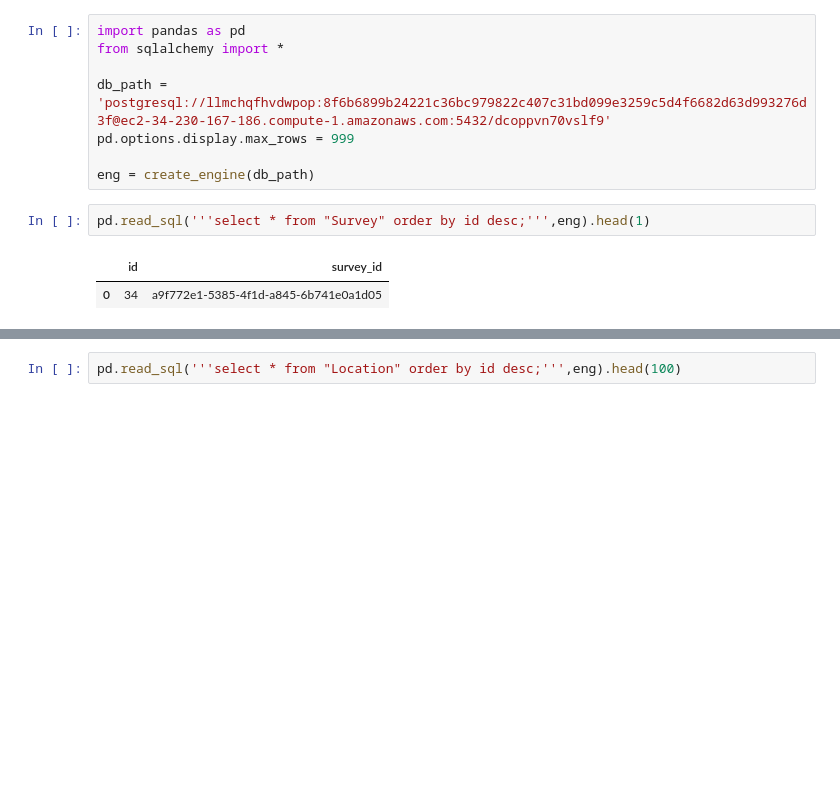
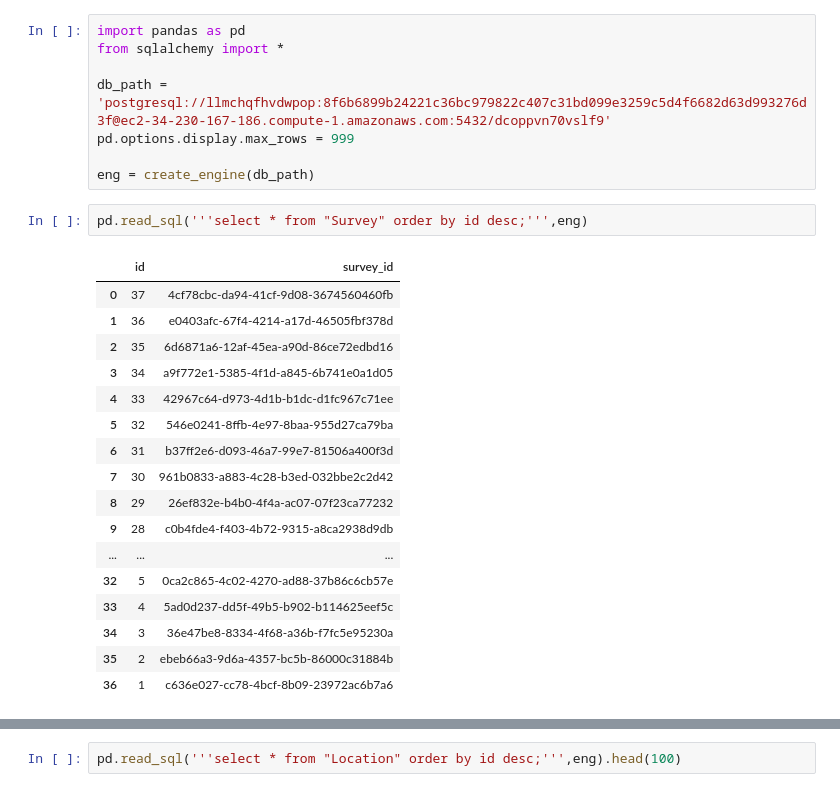
Before and after one commit to ANNIZHENG/Annotation-Interface-Noise-Burst, a Jupyter notebook: database/db.ipynb, the cells around one changed output, grey strips where cells are left out. Cells and saved outputs as stored; diff of their text form; blank space fills up the shorter version.

```diff
--- a/database/db.ipynb
+++ b/database/db.ipynb
@@ -7,8 +7,23 @@ pd.options.display.max_rows = 999
 
 eng = create_engine(db_path)
 # %%
-pd.read_sql('''select * from "Survey" order by id desc;''',eng).head(1)
+pd.read_sql('''select * from "Survey" order by id desc;''',eng)
 # %% [output]
 |  | id | survey_id |
-| 0 | 34 | a9f772e1-5385-4f1d-a845-6b741e0a1d05 |
+| 0 | 37 | 4cf78cbc-da94-41cf-9d08-3674560460fb |
+| 1 | 36 | e0403afc-67f4-4214-a17d-46505fbf378d |
+| 2 | 35 | 6d6871a6-12af-45ea-a90d-86ce72edbd16 |
+| 3 | 34 | a9f772e1-5385-4f1d-a845-6b741e0a1d05 |
+| 4 | 33 | 42967c64-d973-4d1b-b1dc-d1fc967c71ee |
+| 5 | 32 | 546e0241-8ffb-4e97-8baa-955d27ca79ba |
+| 6 | 31 | b37ff2e6-d093-46a7-99e7-81506a400f3d |
+| 7 | 30 | 961b0833-a883-4c28-b3ed-032bbe2c2d42 |
+| 8 | 29 | 26ef832e-b4b0-4f4a-ac07-07f23ca77232 |
+| 9 | 28 | c0b4fde4-f403-4b72-9315-a8ca2938d9db |
+| ... | ... | ... |
+| 32 | 5 | 0ca2c865-4c02-4270-ad88-37b86c6cb57e |
+| 33 | 4 | 5ad0d237-dd5f-49b5-b902-b114625eef5c |
+| 34 | 3 | 36e47be8-8334-4f68-a36b-f7fc5e95230a |
+| 35 | 2 | ebeb66a3-9d6a-4357-bc5b-86000c31884b |
+| 36 | 1 | c636e027-cc78-4bcf-8b09-23972ac6b7a6 |
 # %%
```
Also changed, not shown: parts of 2 cells of this notebook, 7 other files.
